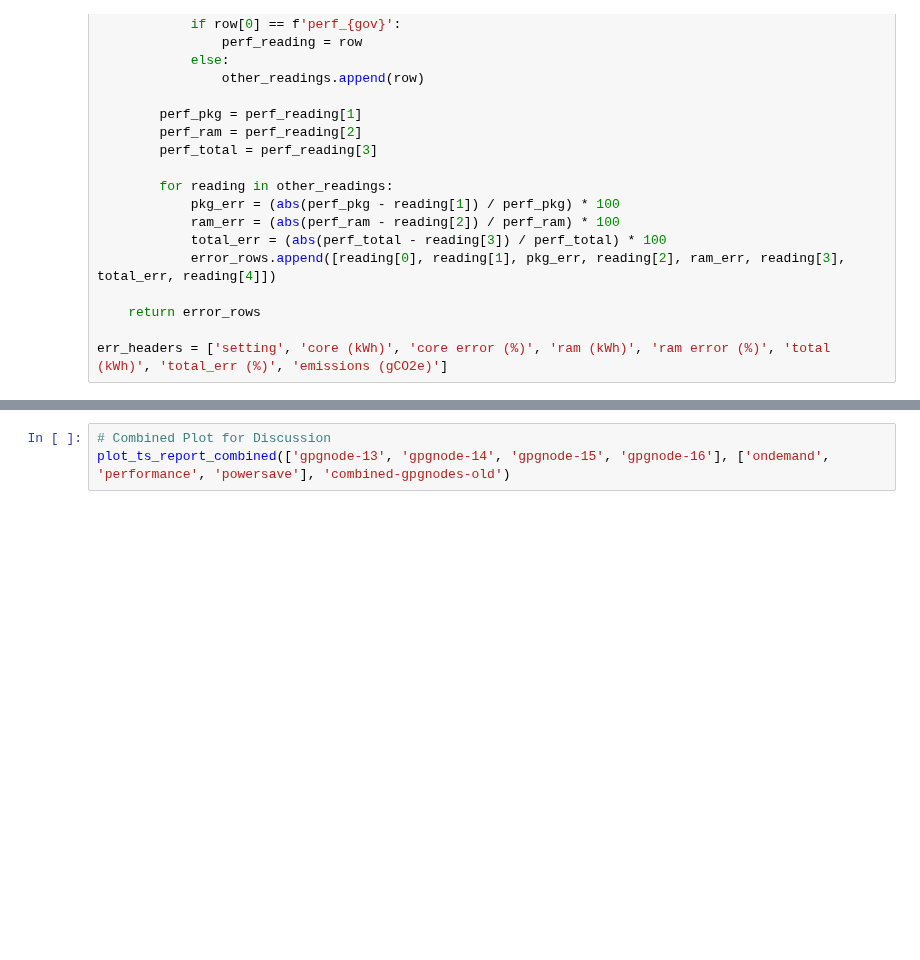
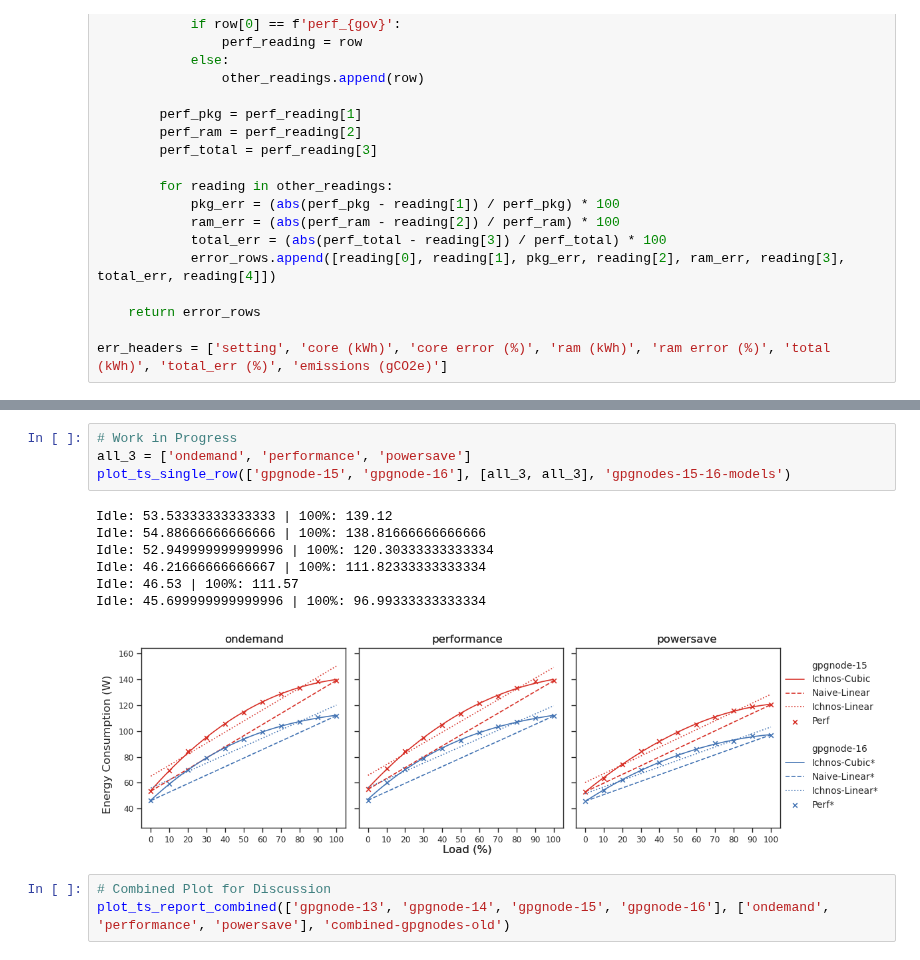
Before and after one commit to GlasgowC3lab/ichnos-results-evaluation, a Jupyter notebook: eval.ipynb, the cells around one changed output, grey strips where cells are left out. Saved outputs shown, nothing was run; the diff lists cells and outputs as text; blank space fills up the shorter version.

```diff
--- a/eval.ipynb
+++ b/eval.ipynb
@@ -441,3 +474,15 @@ err_headers = ['setting', 'core (kWh)', 'core error (%)', 'ram (kWh)', 'ram erro
+# %%
+# Work in Progress
+all_3 = ['ondemand', 'performance', 'powersave']
+plot_ts_single_row(['gpgnode-15', 'gpgnode-16'], [all_3, all_3], 'gpgnodes-15-16-models')
+# %% [output]
+Idle: 53.53333333333333 | 100%: 139.12
+Idle: 54.88666666666666 | 100%: 138.81666666666666
+Idle: 52.949999999999996 | 100%: 120.30333333333334
+Idle: 46.21666666666667 | 100%: 111.82333333333334
+Idle: 46.53 | 100%: 111.57
+Idle: 45.699999999999996 | 100%: 96.99333333333334
+[figure, added]
 # %%
 # Combined Plot for Discussion
 plot_ts_report_combined(['gpgnode-13', 'gpgnode-14', 'gpgnode-15', 'gpgnode-16'], ['ondemand', 'performance', 'powersave'], 'combined-gpgnodes-old')
```
Also changed, not shown: parts of 5 cells of this notebook, 3 other files.
